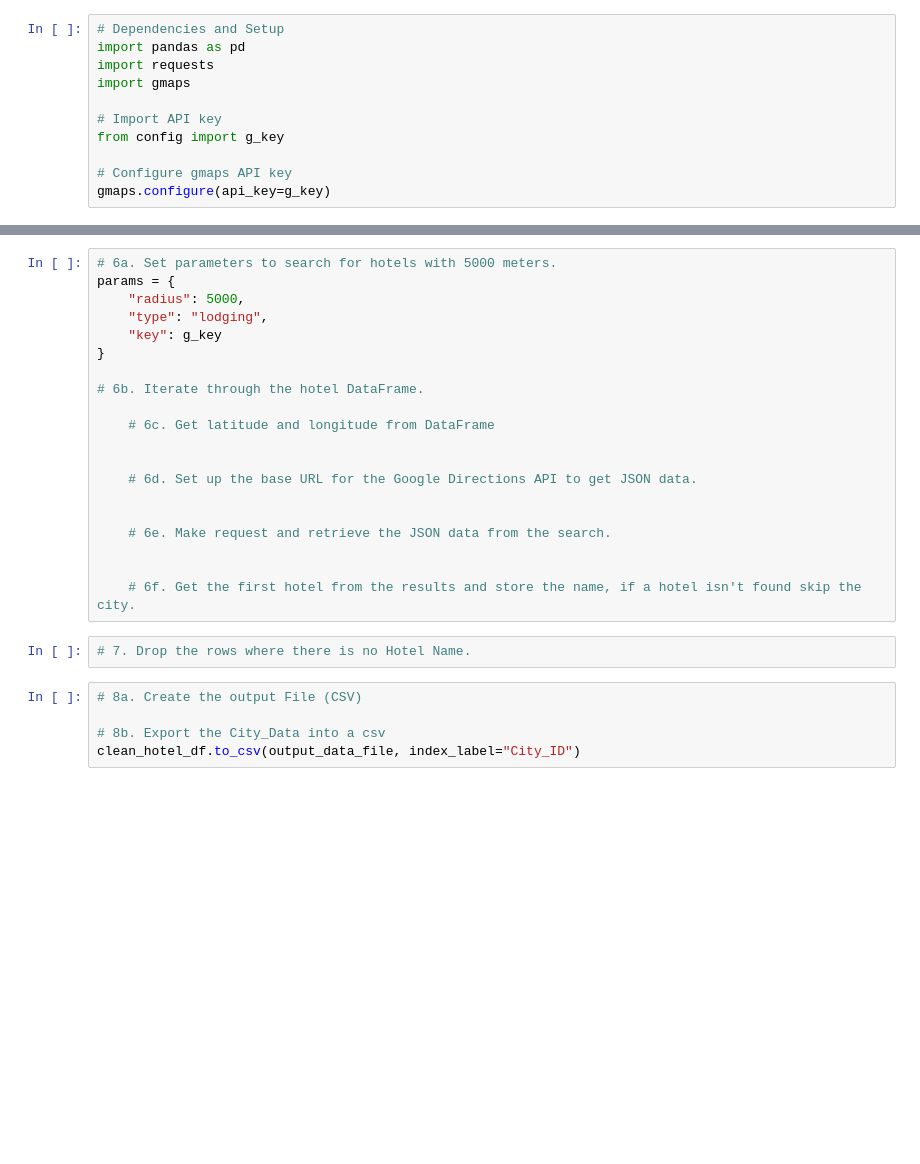
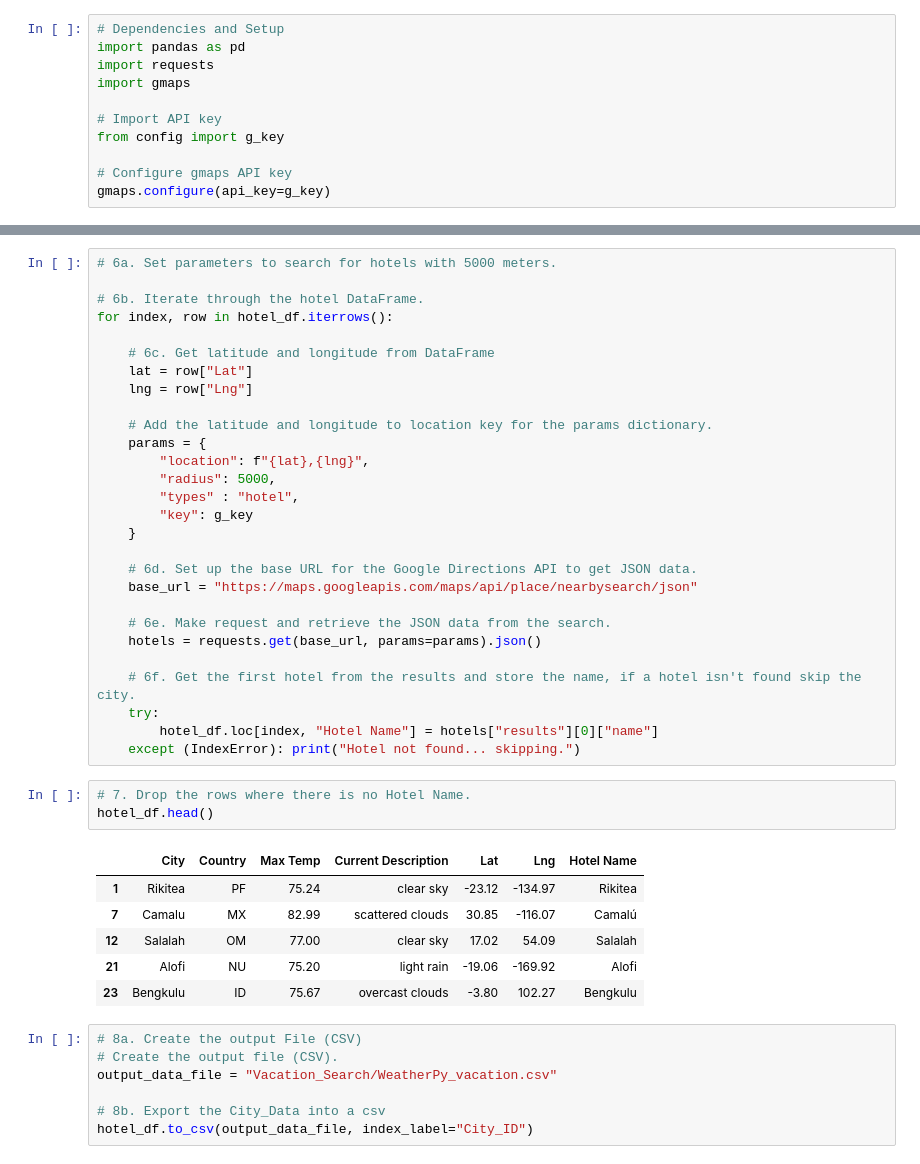
Before and after one commit to emmanuelmartinezs/World_Weather_Analysis, a Jupyter notebook: Vacation_Search.ipynb, the cells around one changed output, grey strips where cells are left out. Saved outputs shown, nothing was run; the diff lists cells and outputs as text; blank space fills up the shorter version.

```diff
--- a/Vacation_Search.ipynb
+++ b/Vacation_Search.ipynb
@@ -33,30 +155,48 @@ hotel_df.head(10)
 # %%
 # 6a. Set parameters to search for hotels with 5000 meters.
-params = {
-    "radius": 5000,
-    "type": "lodging",
-    "key": g_key
-}
 
 # 6b. Iterate through the hotel DataFrame.
+for index, row in hotel_df.iterrows():
 
     # 6c. Get latitude and longitude from DataFrame
+    lat = row["Lat"]
+    lng = row["Lng"]
 
+    # Add the latitude and longitude to location key for the params dictionary.
+    params = {
+        "location": f"{lat},{lng}",
+        "radius": 5000,
+        "types" : "hotel",
+        "key": g_key
+    }
 
     # 6d. Set up the base URL for the Google Directions API to get JSON data.
-
+    base_url = "https://maps.googleapis.com/maps/api/place/nearbysearch/json"
 
     # 6e. Make request and retrieve the JSON data from the search.
-
+    hotels = requests.get(base_url, params=params).json()
 
     # 6f. Get the first hotel from the results and store the name, if a hotel isn't found skip the city.
+    try:
+        hotel_df.loc[index, "Hotel Name"] = hotels["results"][0]["name"]
+    except (IndexError): print("Hotel not found... skipping.")
 # %%
 # 7. Drop the rows where there is no Hotel Name.
+hotel_df.head()
+# %% [output]
+|  | City | Country | Max Temp | Current Description | Lat | Lng | Hotel Name |
+| 1 | Rikitea | PF | 75.24 | clear sky | -23.12 | -134.97 | Rikitea |
+| 7 | Camalu | MX | 82.99 | scattered clouds | 30.85 | -116.07 | Camalú |
+| 12 | Salalah | OM | 77.00 | clear sky | 17.02 | 54.09 | Salalah |
+| 21 | Alofi | NU | 75.20 | light rain | -19.06 | -169.92 | Alofi |
+| 23 | Bengkulu | ID | 75.67 | overcast clouds | -3.80 | 102.27 | Bengkulu |
 # %%
 # 8a. Create the output File (CSV)
+# Create the output file (CSV).
+output_data_file = "Vacation_Search/WeatherPy_vacation.csv"
 
 # 8b. Export the City_Data into a csv
-clean_hotel_df.to_csv(output_data_file, index_label="City_ID")
+hotel_df.to_csv(output_data_file, index_label="City_ID")
 # %%
 # 9. Using the template add city name, the country code, the weather description and maximum temperature for the city.
 info_box_template = """
```
Also changed, not shown: parts of 15 cells of this notebook, 11 other files.
